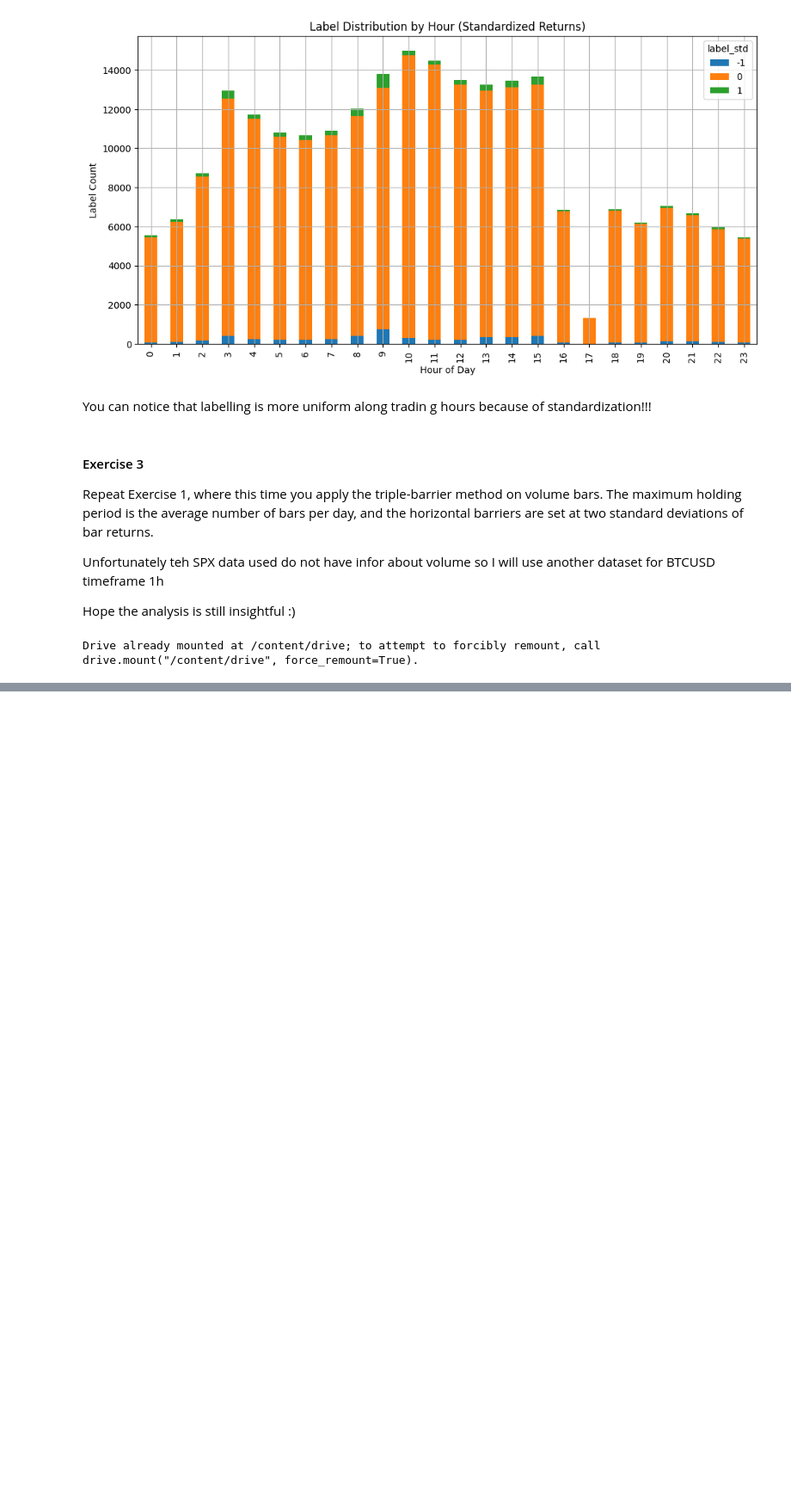
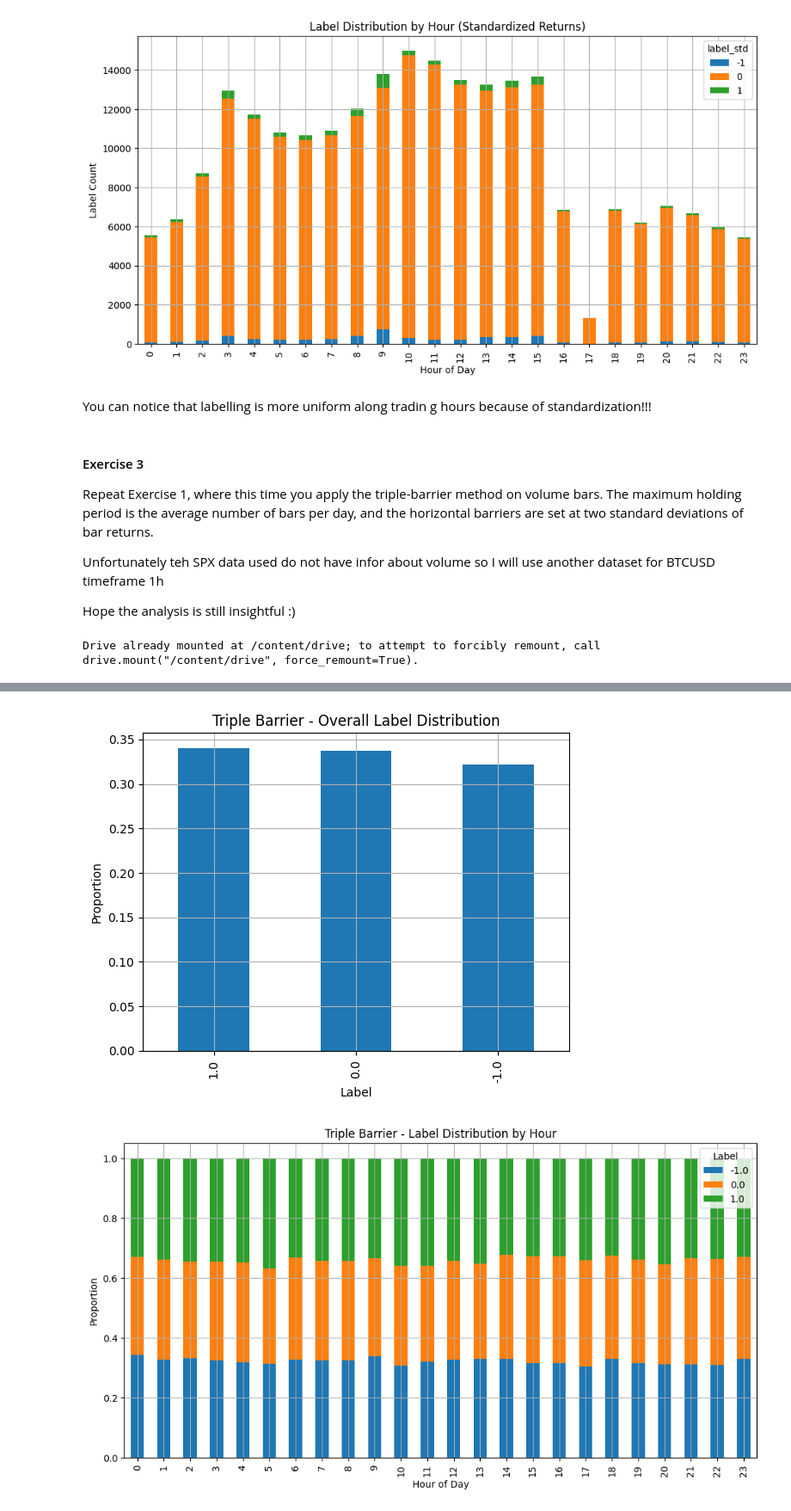
Before and after one commit to dgalassi99/quant-lab, a Jupyter notebook: 00_books/Machine_Learning_for_Asset_Managers.ipynb, the cells around one changed output, grey strips where cells are left out. Shown at 86% size. Drawn from its saved outputs; the diff is of its cells as text; code cells hidden in the pictures; blank space fills up the shorter version.

```diff
--- a/00_books/Machine_Learning_for_Asset_Managers.ipynb
+++ b/00_books/Machine_Learning_for_Asset_Managers.ipynb
@@ -2069,0 +2077,15 @@ Drive already mounted at /content/drive; to attempt to forcibly remount, call dr
+# %%
+''' the maximum holding period is defined as the
+average number of bars per day
+
+'''
+# Reset index to use timestamps again
+df_vol = df_vol.reset_index()
+
+# Add date column (only the day)
+df_vol['date'] = df_vol['Open time'].dt.date
+
+# Count bars per day, then average
+bars_per_day = df_vol.groupby('date').size()
+max_holding_period = int(bars_per_day.mean())
+print(f"Max holding period (avg bars/day): {max_holding_period}")
@@ -2069,0 +2129,5 @@ Drive already mounted at /content/drive; to attempt to forcibly remount, call dr
+# %%
+# overall distribution
+overall_dist = df_vol['label'].value_counts(normalize=True)
+print("🔢 Overall label distribution (Triple Barrier):")
+print(overall_dist)
@@ -2069,0 +2141,5 @@ Drive already mounted at /content/drive; to attempt to forcibly remount, call dr
+# %%
+df_vol['hour'] = df_vol['Open time'].dt.hour
+hourly_dist = df_vol.groupby('hour')['label'].value_counts(normalize=True).unstack().fillna(0)
+print("⏰ Hourly label distribution (Triple Barrier):")
+print(hourly_dist)
@@ -2069,0 +2164,18 @@ Drive already mounted at /content/drive; to attempt to forcibly remount, call dr
+# %%
+# Overall
+overall_dist.plot(kind='bar', title='Triple Barrier - Overall Label Distribution')
+plt.xlabel('Label')
+plt.ylabel('Proportion')
+plt.grid(True)
+plt.show()
+
+# Hourly
+hourly_dist.plot(kind='bar', stacked=True, figsize=(12, 6), title='Triple Barrier - Label Distribution by Hour')
+plt.xlabel('Hour of Day')
+plt.ylabel('Proportion')
+plt.grid(True)
+plt.legend(title='Label')
+plt.show()
+# %% [output]
+[figure, added]
+[figure, added]
```
Also changed, not shown: parts of 18 cells of this notebook.
